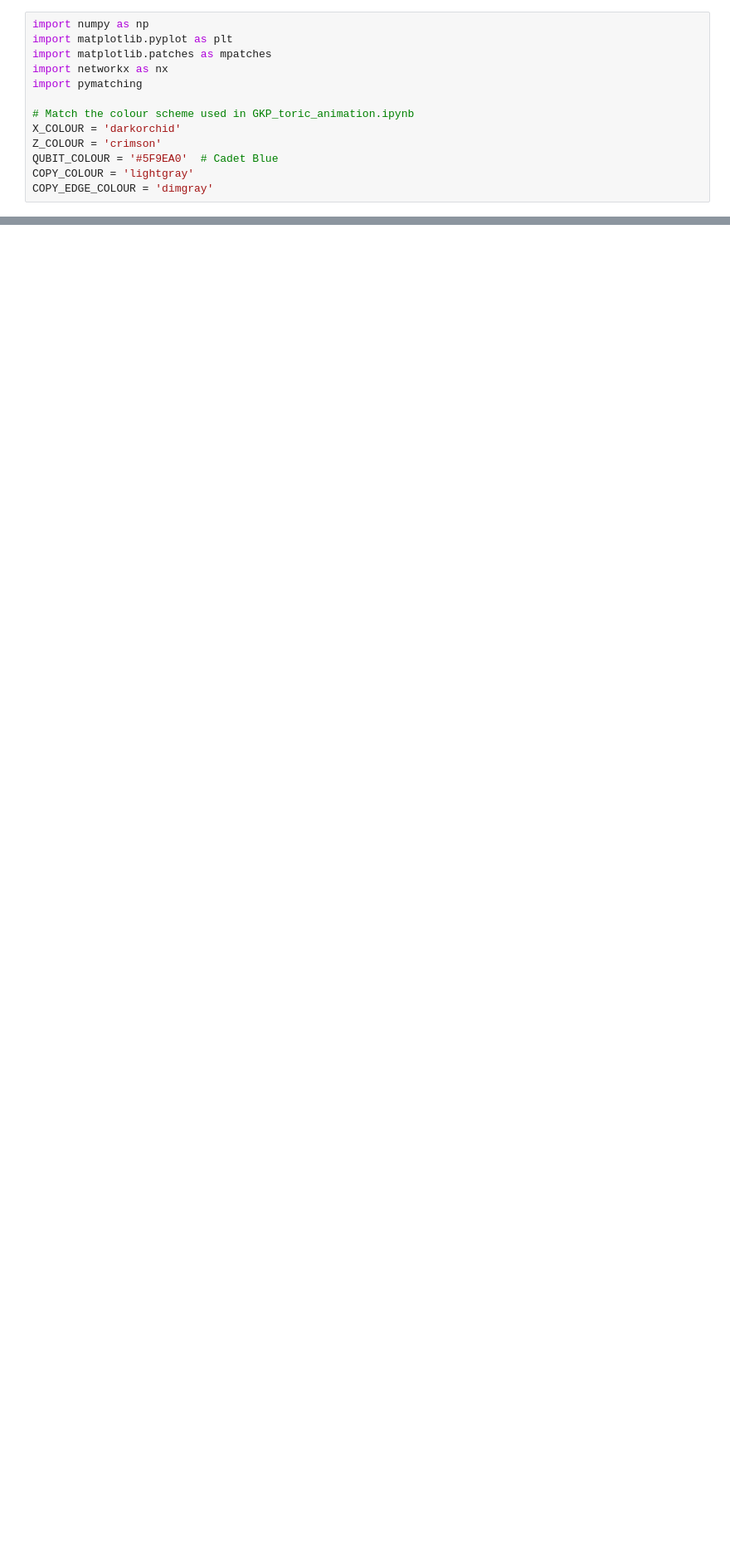
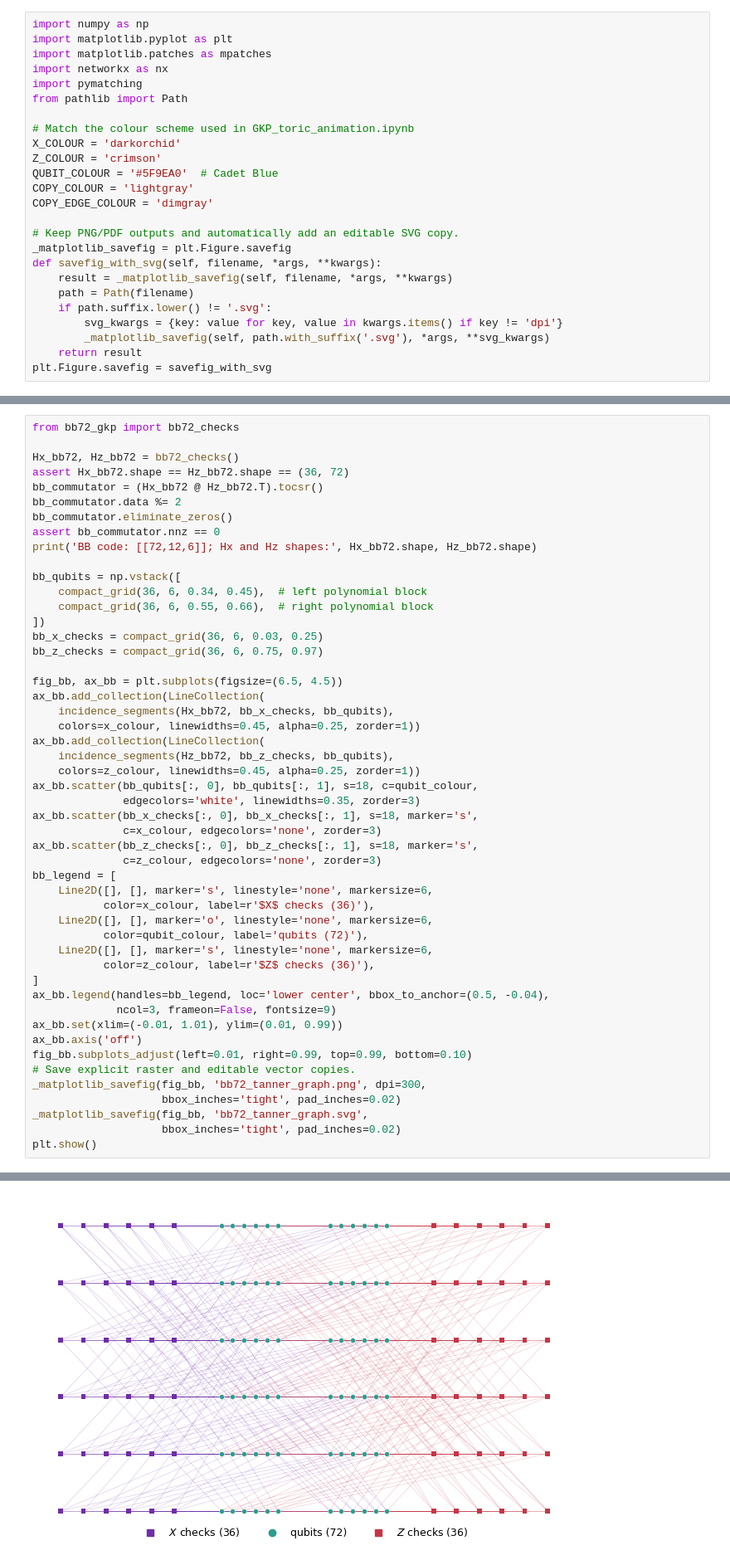
Before and after one commit to laramoyanotaylor/GKP_QEC_Project_Code, a Jupyter notebook: Hypergraph_to_SurfaceCode.ipynb, the cells around one changed output, grey strips where cells are left out. Shown at 83% size. Cells and saved outputs as stored; diff of their text form; blank space fills up the shorter version.

```diff
--- a/Hypergraph_to_SurfaceCode.ipynb
+++ b/Hypergraph_to_SurfaceCode.ipynb
@@ -8,6 +8,7 @@ import matplotlib.pyplot as plt
 import matplotlib.patches as mpatches
 import networkx as nx
 import pymatching
+from pathlib import Path
 
 # Match the colour scheme used in GKP_toric_animation.ipynb
 X_COLOUR = 'darkorchid'
@@ -15,6 +16,17 @@ Z_COLOUR = 'crimson'
 QUBIT_COLOUR = '#5F9EA0'  # Cadet Blue
 COPY_COLOUR = 'lightgray'
 COPY_EDGE_COLOUR = 'dimgray'
+
+# Keep PNG/PDF outputs and automatically add an editable SVG copy.
+_matplotlib_savefig = plt.Figure.savefig
+def savefig_with_svg(self, filename, *args, **kwargs):
+    result = _matplotlib_savefig(self, filename, *args, **kwargs)
+    path = Path(filename)
+    if path.suffix.lower() != '.svg':
+        svg_kwargs = {key: value for key, value in kwargs.items() if key != 'dpi'}
+        _matplotlib_savefig(self, path.with_suffix('.svg'), *args, **svg_kwargs)
+    return result
+plt.Figure.savefig = savefig_with_svg
 # %%
 def repetition_code(n):
     H = np.zeros((n-1, n), dtype=int)
@@ -455,0 +475,51 @@ plt.show()
+# %%
+from bb72_gkp import bb72_checks
+
+Hx_bb72, Hz_bb72 = bb72_checks()
+assert Hx_bb72.shape == Hz_bb72.shape == (36, 72)
+bb_commutator = (Hx_bb72 @ Hz_bb72.T).tocsr()
+bb_commutator.data %= 2
+bb_commutator.eliminate_zeros()
+assert bb_commutator.nnz == 0
+print('BB code: [[72,12,6]]; Hx and Hz shapes:', Hx_bb72.shape, Hz_bb72.shape)
+
+bb_qubits = np.vstack([
+    compact_grid(36, 6, 0.34, 0.45),  # left polynomial block
+    compact_grid(36, 6, 0.55, 0.66),  # right polynomial block
+])
+bb_x_checks = compact_grid(36, 6, 0.03, 0.25)
+bb_z_checks = compact_grid(36, 6, 0.75, 0.97)
+
+fig_bb, ax_bb = plt.subplots(figsize=(6.5, 4.5))
+ax_bb.add_collection(LineCollection(
+    incidence_segments(Hx_bb72, bb_x_checks, bb_qubits),
+    colors=x_colour, linewidths=0.45, alpha=0.25, zorder=1))
+ax_bb.add_collection(LineCollection(
+    incidence_segments(Hz_bb72, bb_z_checks, bb_qubits),
+    colors=z_colour, linewidths=0.45, alpha=0.25, zorder=1))
+ax_bb.scatter(bb_qubits[:, 0], bb_qubits[:, 1], s=18, c=qubit_colour,
+              edgecolors='white', linewidths=0.35, zorder=3)
+ax_bb.scatter(bb_x_checks[:, 0], bb_x_checks[:, 1], s=18, marker='s',
+              c=x_colour, edgecolors='none', zorder=3)
+ax_bb.scatter(bb_z_checks[:, 0], bb_z_checks[:, 1], s=18, marker='s',
+              c=z_colour, edgecolors='none', zorder=3)
+bb_legend = [
+    Line2D([], [], marker='s', linestyle='none', markersize=6,
+           color=x_colour, label=r'$X$ checks (36)'),
+    Line2D([], [], marker='o', linestyle='none', markersize=6,
+           color=qubit_colour, label='qubits (72)'),
+    Line2D([], [], marker='s', linestyle='none', markersize=6,
+           color=z_colour, label=r'$Z$ checks (36)'),
+]
+ax_bb.legend(handles=bb_legend, loc='lower center', bbox_to_anchor=(0.5, -0.04),
+             ncol=3, frameon=False, fontsize=9)
+ax_bb.set(xlim=(-0.01, 1.01), ylim=(0.01, 0.99))
+ax_bb.axis('off')
+fig_bb.subplots_adjust(left=0.01, right=0.99, top=0.99, bottom=0.10)
+# Save explicit raster and editable vector copies.
+_matplotlib_savefig(fig_bb, 'bb72_tanner_graph.png', dpi=300,
+                    bbox_inches='tight', pad_inches=0.02)
+_matplotlib_savefig(fig_bb, 'bb72_tanner_graph.svg',
+                    bbox_inches='tight', pad_inches=0.02)
+plt.show()
+# %% [output]
@@ -455,0 +527 @@ plt.show()
+[figure, added]
```
Also changed, not shown: parts of 7 cells of this notebook, 4 other files.
